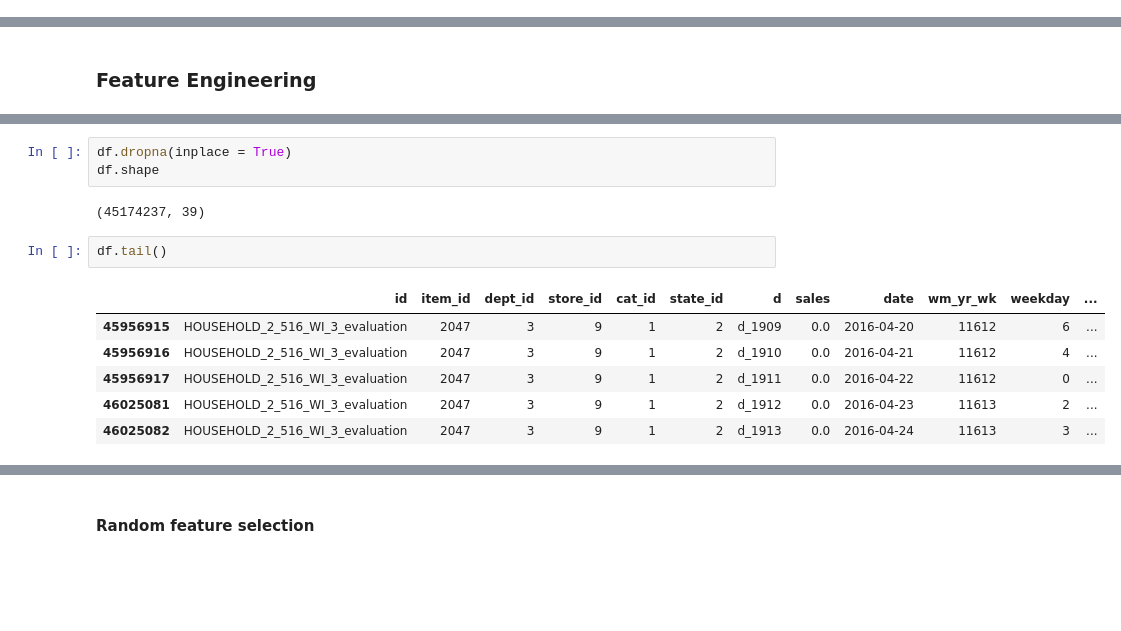
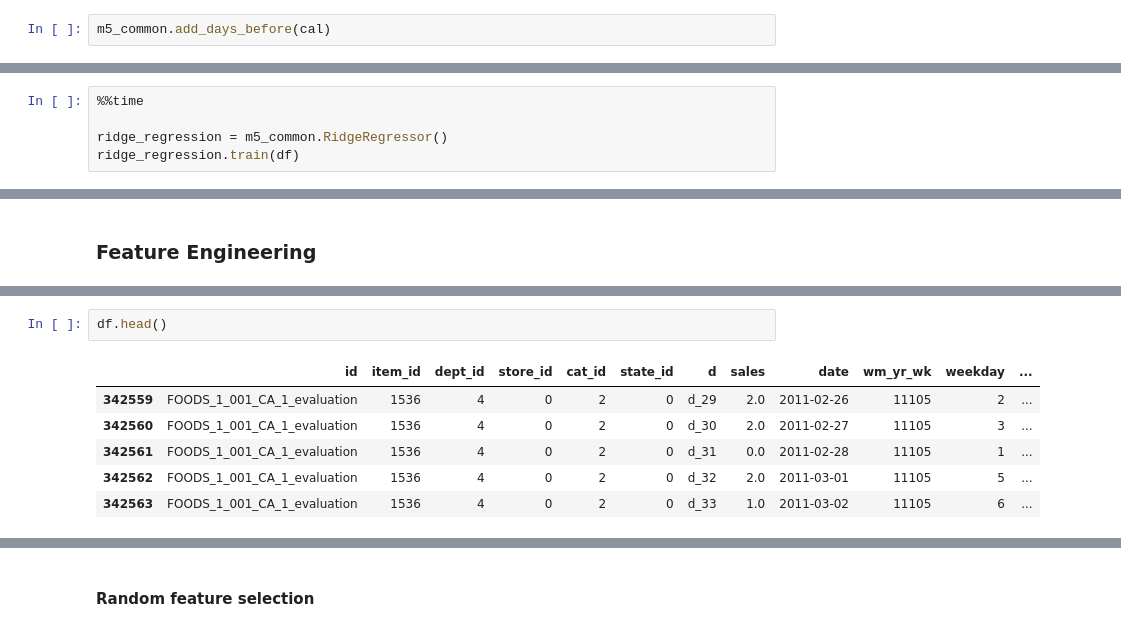
Before and after one commit to gilfernandes/fastai-exercises, a Jupyter notebook: nbs_gil/m5/m5_lgbm_public_feature_search_16.ipynb, the cells around one changed output, grey strips where cells are left out. Drawn from its saved outputs; the diff is of its cells as text; blank space fills up the shorter version.

```diff
--- a/nbs_gil/m5/m5_lgbm_public_feature_search_16.ipynb
+++ b/nbs_gil/m5/m5_lgbm_public_feature_search_16.ipynb
@@ -164,3 +134,5 @@ def event_in_week(event_field='event_name_1', cal_field_name='events_in_week'):
+# %%
+m5_common.add_days_before(cal)
 # %%
 easter_western = {2011: datetime(2011, 4, 24), 2012: datetime(2012, 4, 8), 2013: datetime(2013, 3, 31)
  , 2014: datetime(2014, 4, 20), 2015: datetime(2015, 4, 5), 2016: datetime(2016, 4, 27), 2017: datetime(2017, 4, 16)}
@@ -262,0 +245,5 @@ replace_cats(df)
+# %%
+%%time
+
+ridge_regression = m5_common.RidgeRegressor()
+ridge_regression.train(df)
@@ -339,17 +351,12 @@ Wall time: 1min 49s
-# %%
-df.dropna(inplace = True)
-df.shape
-# %% [output]
-(45174237, 39)
 # %%
-df.tail()
+df.head()
 # %% [output]
 |  | id | item_id | dept_id | store_id | cat_id | state_id | d | sales | date | wm_yr_wk | weekday | ... |
-| 45956915 | HOUSEHOLD_2_516_WI_3_evaluation | 2047 | 3 | 9 | 1 | 2 | d_1909 | 0.0 | 2016-04-20 | 11612 | 6 | ... |
-| 45956916 | HOUSEHOLD_2_516_WI_3_evaluation | 2047 | 3 | 9 | 1 | 2 | d_1910 | 0.0 | 2016-04-21 | 11612 | 4 | ... |
-| 45956917 | HOUSEHOLD_2_516_WI_3_evaluation | 2047 | 3 | 9 | 1 | 2 | d_1911 | 0.0 | 2016-04-22 | 11612 | 0 | ... |
-| 46025081 | HOUSEHOLD_2_516_WI_3_evaluation | 2047 | 3 | 9 | 1 | 2 | d_1912 | 0.0 | 2016-04-23 | 11613 | 2 | ... |
-| 46025082 | HOUSEHOLD_2_516_WI_3_evaluation | 2047 | 3 | 9 | 1 | 2 | d_1913 | 0.0 | 2016-04-24 | 11613 | 3 | ... |
+| 342559 | FOODS_1_001_CA_1_evaluation | 1536 | 4 | 0 | 2 | 0 | d_29 | 2.0 | 2011-02-26 | 11105 | 2 | ... |
+| 342560 | FOODS_1_001_CA_1_evaluation | 1536 | 4 | 0 | 2 | 0 | d_30 | 2.0 | 2011-02-27 | 11105 | 3 | ... |
+| 342561 | FOODS_1_001_CA_1_evaluation | 1536 | 4 | 0 | 2 | 0 | d_31 | 0.0 | 2011-02-28 | 11105 | 1 | ... |
+| 342562 | FOODS_1_001_CA_1_evaluation | 1536 | 4 | 0 | 2 | 0 | d_32 | 2.0 | 2011-03-01 | 11105 | 5 | ... |
+| 342563 | FOODS_1_001_CA_1_evaluation | 1536 | 4 | 0 | 2 | 0 | d_33 | 1.0 | 2011-03-02 | 11105 | 6 | ... |
 # %%
 df.info()
 # %% [output]
```
Also changed, not shown: parts of 50 cells of this notebook, 3 other files.
